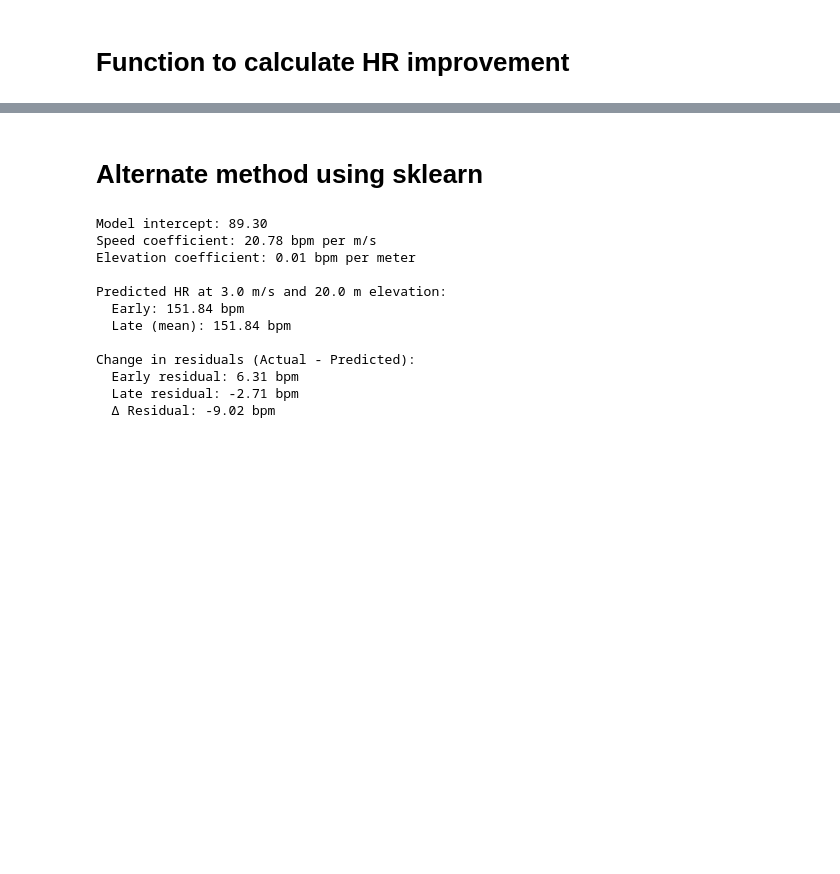
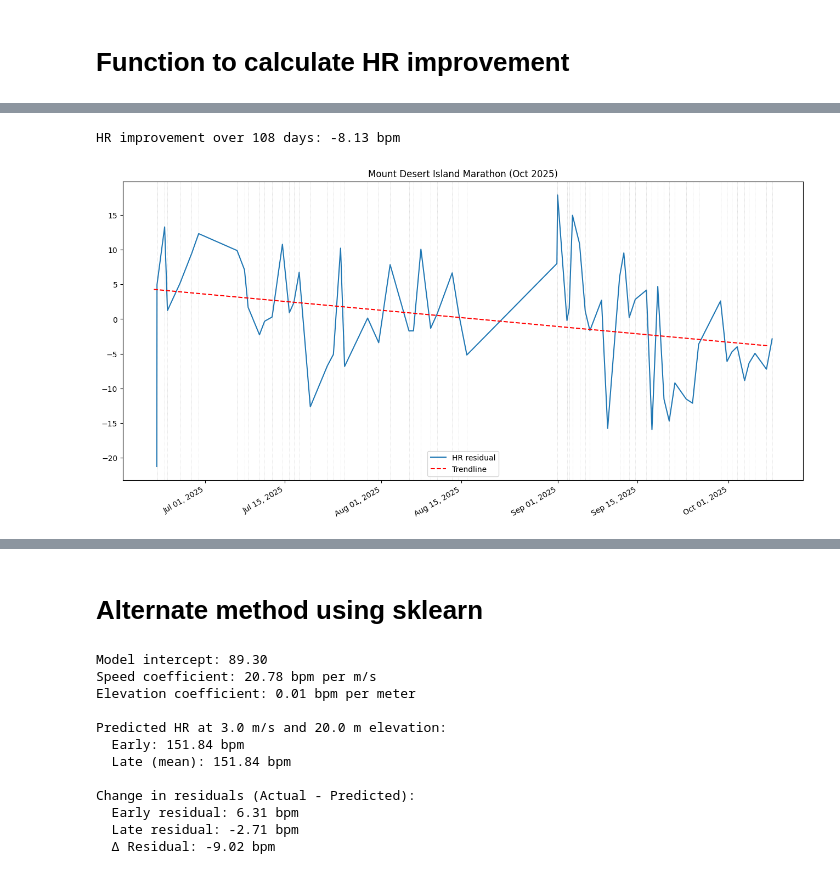
Before and after one commit to ionox0/Runs, a Jupyter notebook: hr_improvment.ipynb, the cells around one changed output, grey strips where cells are left out. Drawn from its saved outputs; the diff is of its cells as text; code cells hidden in the pictures; blank space fills up the shorter version.

```diff
--- a/hr_improvment.ipynb
+++ b/hr_improvment.ipynb
@@ -72 +98,6 @@ def plot_hr_improvement(start_date='2025-02-01', end_date='2025-04-15', title='H
+# %%
+plot_hr_improvement('2025-06-15', '2025-10-19', title='Mount Desert Island Marathon (Oct 2025)')
+# %% [output]
+HR improvement over 108 days: -8.13 bpm
+[figure, added]
 # %%
```
Also changed, not shown: parts of 8 cells of this notebook.
